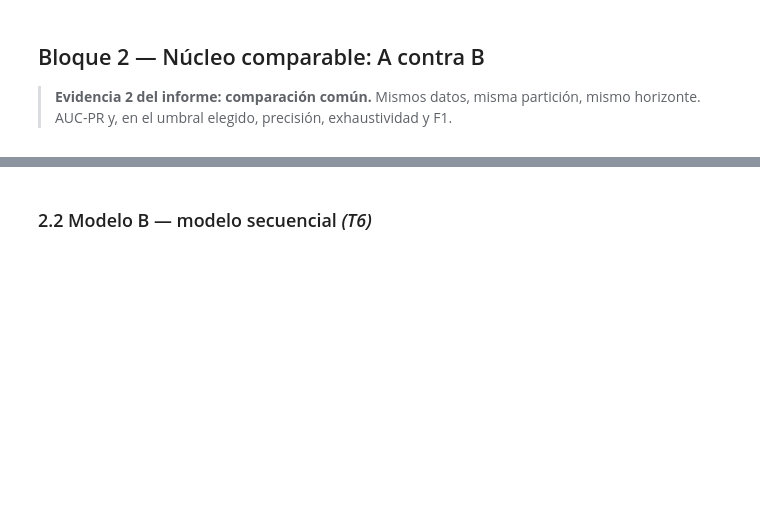
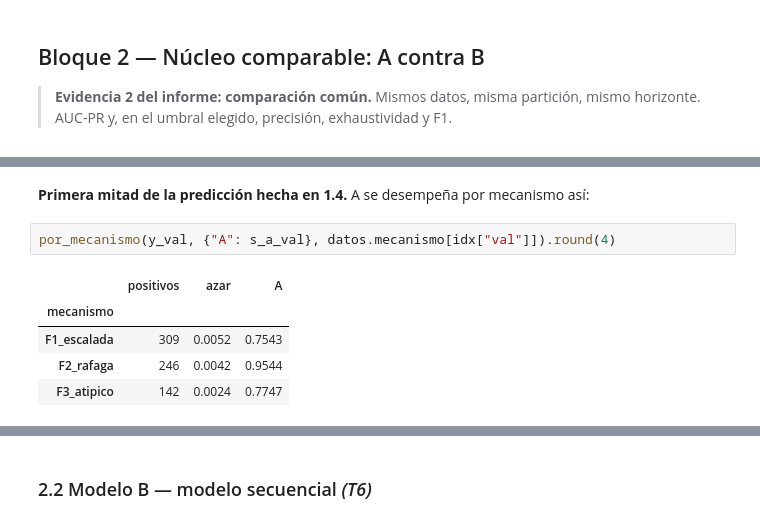
Before and after one commit to CindyGualim/DeepLearning_p1, a Jupyter notebook: proyecto1_Gualim_Ocaña.ipynb, the cells around one changed output, grey strips where cells are left out. Cells and saved outputs as stored; diff of their text form; blank space fills up the shorter version.

```diff
--- a/proyecto1_Gualim_Ocaña.ipynb
+++ b/proyecto1_Gualim_Ocaña.ipynb
@@ -478,0 +546,10 @@ en F2, y quedarse corto en F1**. Si B no gana en F1, el orden no está aportando
+# %% [markdown]
+**Primera mitad de la predicción hecha en 1.4.** A se desempeña por mecanismo así:
+# %%
+por_mecanismo(y_val, {"A": s_a_val}, datos.mecanismo[idx["val"]]).round(4)
+# %% [output]
+|  | positivos | azar | A |
+| mecanismo |  |  |  |
+| F1_escalada | 309 | 0.0052 | 0.7543 |
+| F2_rafaga | 246 | 0.0042 | 0.9544 |
+| F3_atipico | 142 | 0.0024 | 0.7747 |
```
Also changed, not shown: parts of 11 cells of this notebook, 3 other files.
